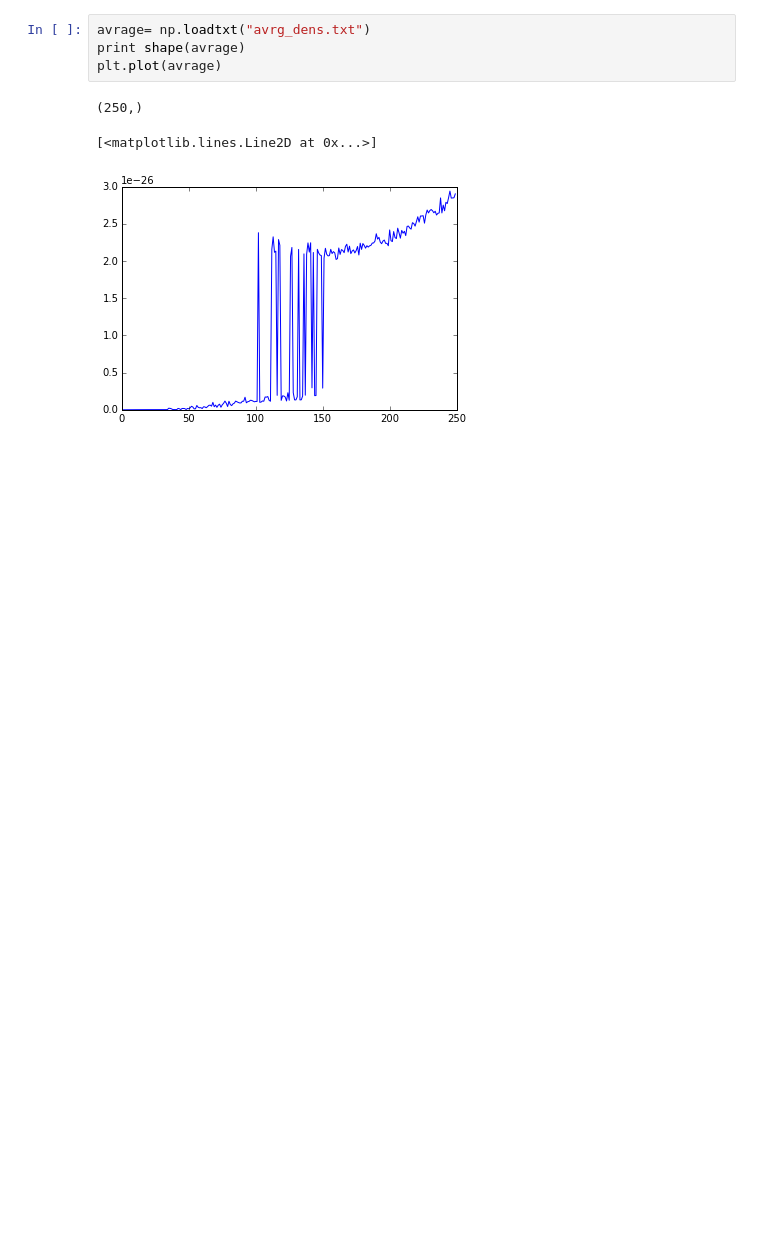
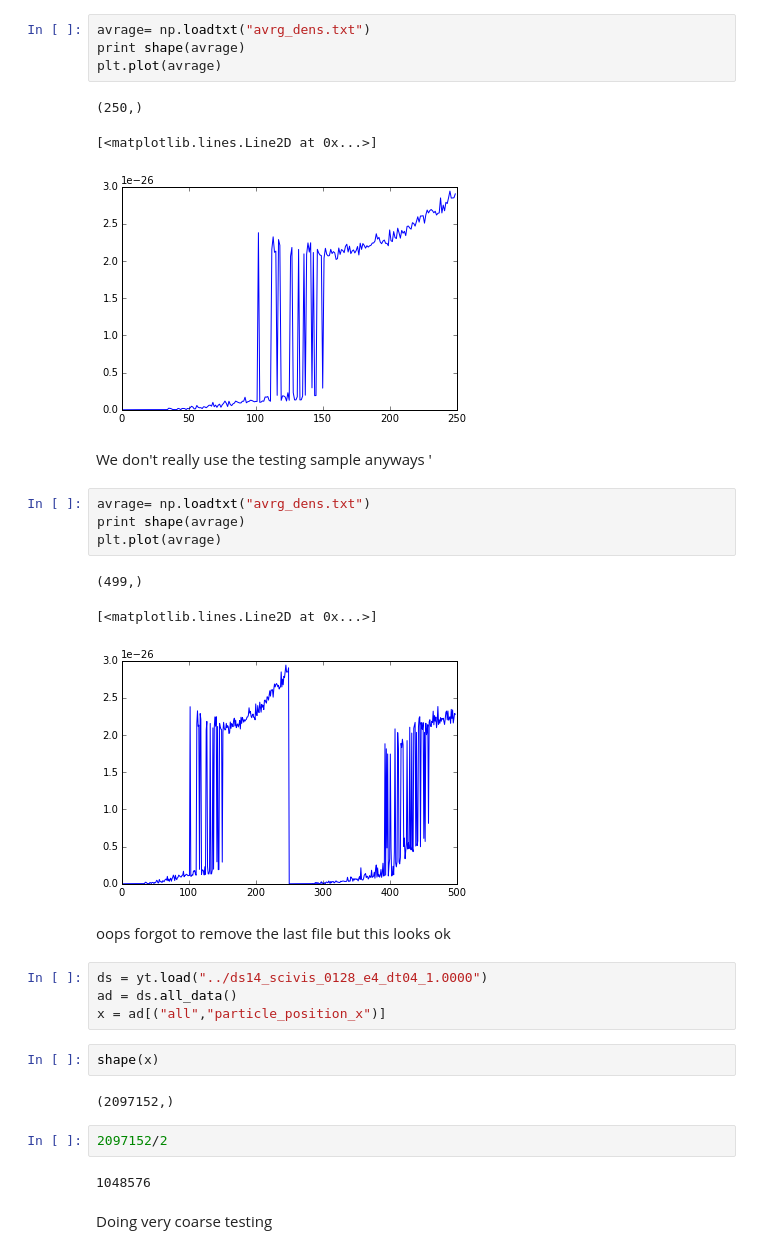
Before and after one commit to dorisjlee/halo_find, a Jupyter notebook: 11_02_2015_Fixing_density_calculation.ipynb, the cells around one changed output. Saved outputs shown, nothing was run; the diff lists cells and outputs as text; blank space fills up the shorter version.

```diff
--- a/11_02_2015_Fixing_density_calculation.ipynb
+++ b/11_02_2015_Fixing_density_calculation.ipynb
@@ -376,3 +376,29 @@ plt.plot(avrage)
 (250,)
 [<matplotlib.lines.Line2D at 0x...>]
 [figure]
+# %% [markdown]
+We don't really use the testing sample anyways '
+# %%
+avrage= np.loadtxt("avrg_dens.txt")
+print shape(avrage)
+plt.plot(avrage)
+# %% [output]
+(499,)
+[<matplotlib.lines.Line2D at 0x...>]
+[figure, added]
+# %% [markdown]
+oops forgot to remove the last file but this looks ok
+# %%
+ds = yt.load("../ds14_scivis_0128_e4_dt04_1.0000")
+ad = ds.all_data()
+x = ad[("all","particle_position_x")]
+# %%
+shape(x)
+# %% [output]
+(2097152,)
+# %%
+2097152/2
+# %% [output]
+1048576
+# %% [markdown]
+Doing very coarse testing
```
Also changed, not shown: parts of 1 cell of this notebook, 5 other files.
